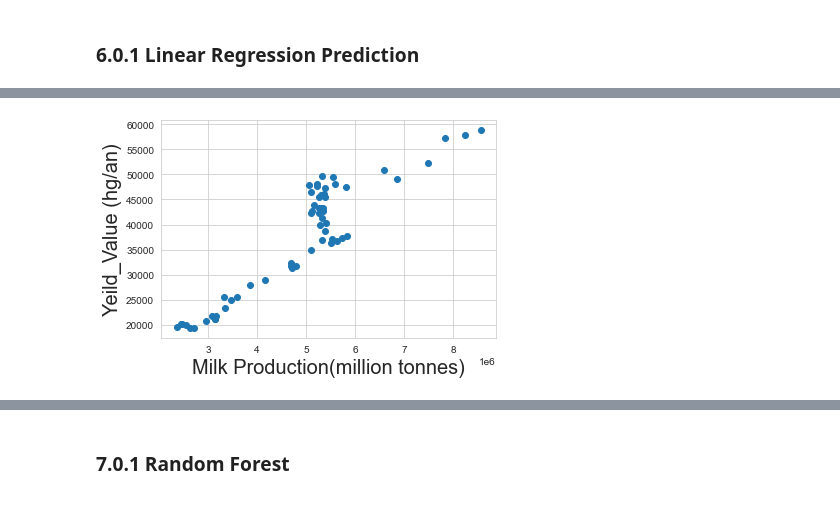
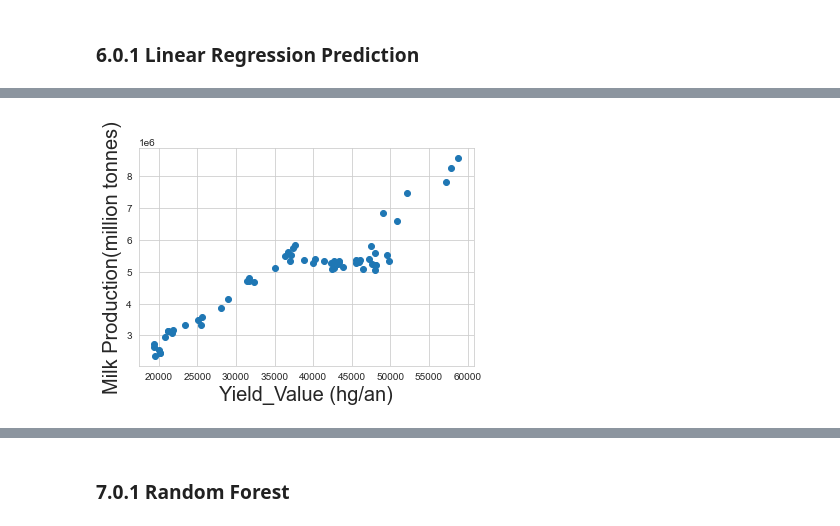
Before and after one commit to Mahender1007/MSC_DA_ContAssignment2, a Jupyter notebook: CA2_JupyterNotebook_and_datafiles/CA2_Milk_Production_Analysis.ipynb, the cells around one changed output, grey strips where cells are left out. Drawn from its saved outputs; the diff is of its cells as text; code cells hidden in the pictures.

```diff
--- a/CA2_JupyterNotebook_and_datafiles/CA2_Milk_Production_Analysis.ipynb
+++ b/CA2_JupyterNotebook_and_datafiles/CA2_Milk_Production_Analysis.ipynb
@@ -348,7 +348,7 @@ array(['Afghanistan', 'Albania', 'Algeria', 'Angola',
        'Net Food Importing Developing Countries'], dtype=object)
 # %%
 # now merge three data frame into one
-world_production_lp_df=pd.merge(pd.merge(milkproduction_lp_df,milkproductionyeild_lp_df,on=['Area', 'Year']),milkproductionanimals_lp_df,on=['Area','Year'])
+world_production_lp_df=pd.merge(pd.merge(milkproduction_lp_df,milkproductionyield_lp_df,on=['Area', 'Year']),milkproductionanimals_lp_df,on=['Area','Year'])
 # %%
 #view column name
 world_production_lp_df.columns
@@ -1364,10 +1340,10 @@ Ireland_milk_production_linearReg.tail()
 | 3937 | Ireland | Production | Milk | 2020 | tonnes | 8561470.0 | Yield | ... |
 # %%
 # add new column based on the comp_prev function
-Ireland_milk_production_linearReg['YeildIncreased'] = comp_prev(Ireland_milk_production_linearReg.Yeild_Value.values)
+Ireland_milk_production_linearReg['YieldIncreased'] = comp_prev(Ireland_milk_production_linearReg.Yield_Value.values)
 # %%
-# add new column on based of the value of column YeildIncreased
-Ireland_milk_production_linearReg['YeildIncreasedNum'] = Ireland_milk_production_linearReg["YeildIncreased"].astype(int)
+# add new column on based of the value of column YieldIncreased
+Ireland_milk_production_linearReg['YieldIncreasedNum'] = Ireland_milk_production_linearReg["YieldIncreased"].astype(int)
 # %%
 # sort column by date column
 Ireland_milk_production_linearReg.sort_values(by='Production_Value', inplace=True)
@@ -1386,8 +1362,8 @@ Ireland_milk_production_linearReg.head()
 | 3882 | Ireland | Production | Milk | 1965 | tonnes | 2637800 | Yield | ... |
 # %%
 # assign data
-x = Ireland_milk_production_linearReg['Production_Value'].values.reshape(-1, 1)
-y = Ireland_milk_production_linearReg['Yeild_Value'].values.reshape(-1, 1)
+x = Ireland_milk_production_linearReg['Yield_Value'].values.reshape(-1, 1)
+y = Ireland_milk_production_linearReg['Production_Value'].values.reshape(-1, 1)
 # %%
 # array of data
 X = np.array(x)
@@ -1395,11 +1371,12 @@ y = np.array(y)
 # %%
 # visualise the data
 plt.scatter(X,y)
-plt.xlabel('Milk Production(million tonnes)', fontsize = 20)
-plt.ylabel('Yeild_Value (hg/an)', fontsize = 20)
+plt.xlabel('Yield_Value (hg/an)', fontsize = 20)
+plt.ylabel('Milk Production(million tonnes)', fontsize = 20)
+
 plt.show()
 # %% [output]
-[figure, old version]
+[figure, new version]
 # %%
 # create a model and fit it
 X_train, X_test, y_train, y_test = train_test_split(X, y, test_size = 0.20, random_state = 42)
```
Also changed, not shown: parts of 76 cells of this notebook, 1 other file.
